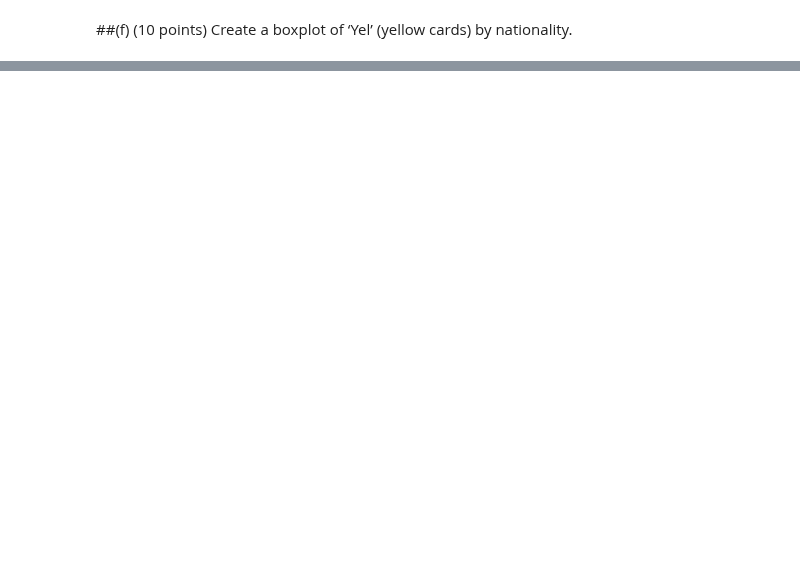
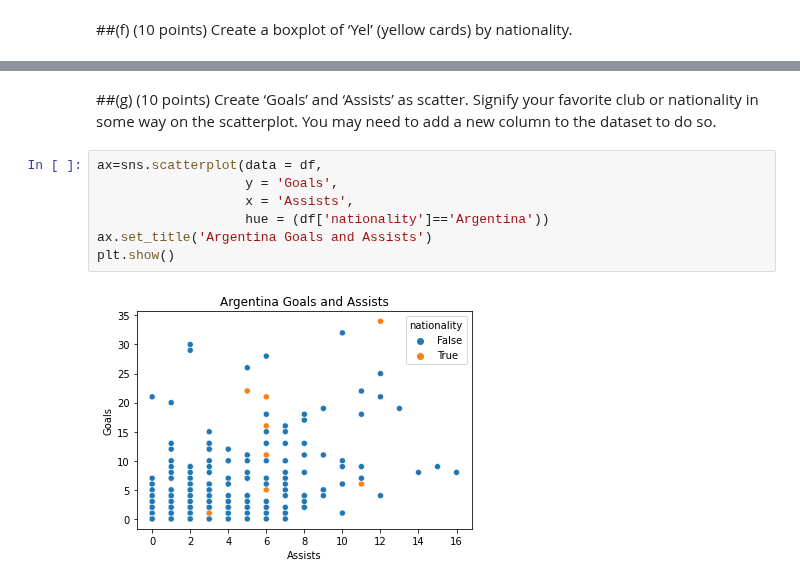
Before and after one commit to Nissun662/Data-Visual, a Jupyter notebook: Exam3.ipynb, the cells around one changed output, grey strips where cells are left out. Drawn from its saved outputs; the diff is of its cells as text; blank space fills up the shorter version.

```diff
--- a/Exam3.ipynb
+++ b/Exam3.ipynb
@@ -128,0 +136,11 @@ plt.show()
+# %% [markdown]
+##(g) (10 points) Create ‘Goals’ and ‘Assists’ as scatter. Signify your favorite club or nationality in some way on the scatterplot. You may need to add a new column to the dataset to do so.
+# %%
+ax=sns.scatterplot(data = df,
+                   y = 'Goals',
+                   x = 'Assists',
+                   hue = (df['nationality']=='Argentina'))
+ax.set_title('Argentina Goals and Assists')
+plt.show()
+# %% [output]
+[figure, added]
```
Also changed, not shown: parts of 5 cells of this notebook.
